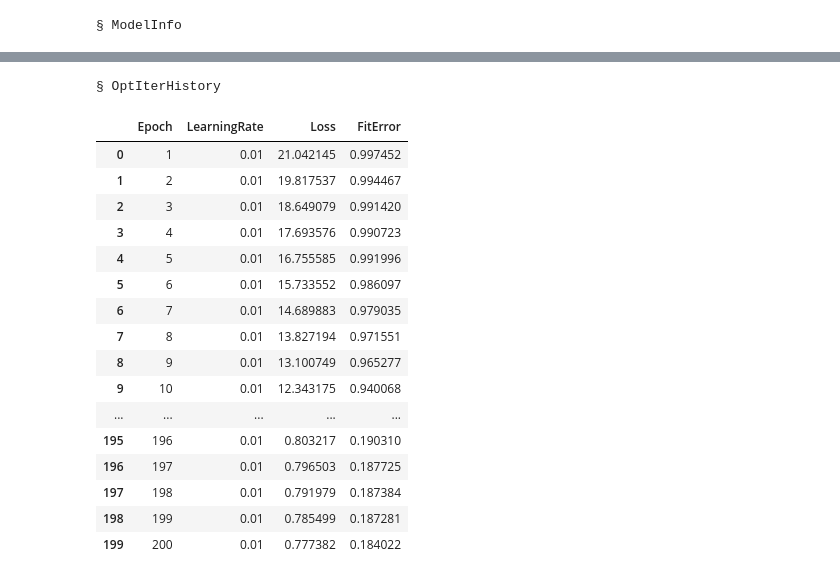
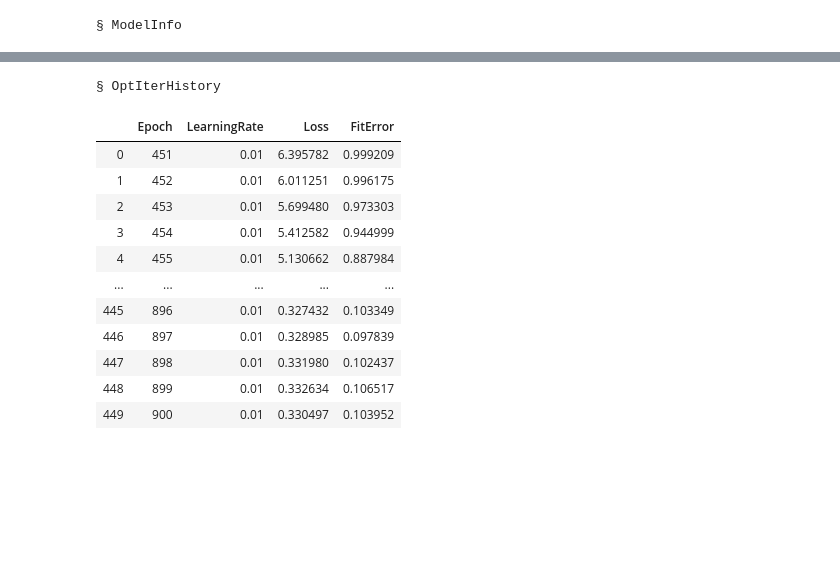
Before and after one commit to sassoftware/python-dlpy, a Jupyter notebook: examples/image_captioning/ImageCaptioningExample.ipynb, the cells around one changed output, grey strips where cells are left out. Drawn from its saved outputs; the diff is of its cells as text; code cells hidden in the pictures; blank space fills up the shorter version.

Commit message:
consolidated downloads and prep. Added creating word embeddings file.

```diff
--- a/examples/image_captioning/ImageCaptioningExample.ipynb
+++ b/examples/image_captioning/ImageCaptioningExample.ipynb
@@ -199,10 +419,12 @@ Using the `predict()` function and the user-provided object detection model, a s
 # %%
-detected_objects = create_embeddings_from_object_detection(conn,
+# Create Word Embeddings table in SAS CAS
+detected_objects = create_embeddings_from_object_detection(s,
                                                            image_table,
                                                            detection_model,
                                                            word_embeddings,
                                                            max_objects=5,
-                                                           word_delimiter='\t')
+                                                           word_delimiter='\t'
+                                                          )
 # %% [output]
 NOTE: Added action set 'deepLearn'.
 NOTE: Added action set 'textparse'.
@@ -253,2 +485,2 @@ elapsed 1.78s · user 1.61s · sys 0.141s · mem 93.4MB
 # %%
-obj_capt_feats = conn.CASTable('obj_capt_feats')
+obj_capt_feats = s.CASTable('obj_capt_feats')
@@ -380,0 +622,10 @@ Use `plot_network()` to view the network layout.
+# %%
+# Create SAS Viya RNN model 'captioning_model'
+# with LSTM structure, 50 neurons, 3 blocks.
+captioning_model = ImageCaptioning(s,
+                                   model_name='image_captioning',
+                                   num_blocks=3,
+                                   neurons=50,
+                                   rnn_type='LSTM',
+                                   max_output_len=get_max_capt_len(captions_path)
+                                  )
@@ -406,2 +648,0 @@ Set the weights in the model.
-# %%
-captioning_model.set_weights('trainedWeights')
@@ -429,16 +705,38 @@ Finally we can train the model. Use Dlpy's `fit()` function to train the RNN mod
 # %%
-captioning_model.fit(rnn_input,inputs=input_vars,
-                    data_specs=[
-                        dict(type='numericnominal',layer='input',data=input_vars,numericNominalParms=dict(tokensize=100)),
-                        dict(type='text',layer='output',data='caption')],
+# Train the RNN image captioning model named
+# 'captioning_model' using data in 'input_vars'
+captioning_model.fit(rnn_input,
+                     inputs=input_vars,
+                     data_specs=[dict(type='numericnominal',
+                                      layer='input',
+                                      data=input_vars,
+                                      numericNominalParms=dict(tokensize=100)
+                                     ),
+                                 dict(type='text',
+                                      layer='output',
+                                    data='caption'
+                                     )
+                                ],
+                     # Save best model weights
                      save_best_weights=True,
+
+                     # Word embeddings files
                      text_parms = TextParms(init_input_embeddings='word_embeddings',
-                                           model_output_embeddings=dict(name='keyed_glove',replace=True)),
+                                            model_output_embeddings=dict(name='word_embeddings_out',
+                                                                         replace=True
+                                                                        )
+                                           ),
+                     # Random seed key
                      seed=12345,
-                     optimizer=Optimizer(algorithm=dict(method='ADAM',learningRate=.01),
+
+                     # Use ADAM optimizer
+                     optimizer=Optimizer(algorithm=dict(method='ADAM',
+                                                        learningRate=.01
+                                                       ),
+                                         # Optimization parameters
                                          mini_batch_size=20,
                                          log_level=2,
-                                         max_epochs=200),
+                                         max_epochs=450                                         ),
                      n_threads=50
                      )
 # %% [output]
@@ -477,18 +775,13 @@ NOTE:  The total time is      48.98 (s).
 § OptIterHistory
 |  | Epoch | LearningRate | Loss | FitError |
-| 0 | 1 | 0.01 | 21.042145 | 0.997452 |
-| 1 | 2 | 0.01 | 19.817537 | 0.994467 |
-| 2 | 3 | 0.01 | 18.649079 | 0.991420 |
-| 3 | 4 | 0.01 | 17.693576 | 0.990723 |
-| 4 | 5 | 0.01 | 16.755585 | 0.991996 |
-| 5 | 6 | 0.01 | 15.733552 | 0.986097 |
-| 6 | 7 | 0.01 | 14.689883 | 0.979035 |
-| 7 | 8 | 0.01 | 13.827194 | 0.971551 |
-| 8 | 9 | 0.01 | 13.100749 | 0.965277 |
-| 9 | 10 | 0.01 | 12.343175 | 0.940068 |
+| 0 | 451 | 0.01 | 6.395782 | 0.999209 |
+| 1 | 452 | 0.01 | 6.011251 | 0.996175 |
+| 2 | 453 | 0.01 | 5.699480 | 0.973303 |
+| 3 | 454 | 0.01 | 5.412582 | 0.944999 |
+| 4 | 455 | 0.01 | 5.130662 | 0.887984 |
 | ... | ... | ... | ... | ... |
-| 195 | 196 | 0.01 | 0.803217 | 0.190310 |
-| 196 | 197 | 0.01 | 0.796503 | 0.187725 |
-| 197 | 198 | 0.01 | 0.791979 | 0.187384 |
-| 198 | 199 | 0.01 | 0.785499 | 0.187281 |
-| 199 | 200 | 0.01 | 0.777382 | 0.184022 |
+| 445 | 896 | 0.01 | 0.327432 | 0.103349 |
+| 446 | 897 | 0.01 | 0.328985 | 0.097839 |
+| 447 | 898 | 0.01 | 0.331980 | 0.102437 |
+| 448 | 899 | 0.01 | 0.332634 | 0.106517 |
+| 449 | 900 | 0.01 | 0.330497 | 0.103952 |
```
Also changed, not shown: parts of 165 cells of this notebook.
